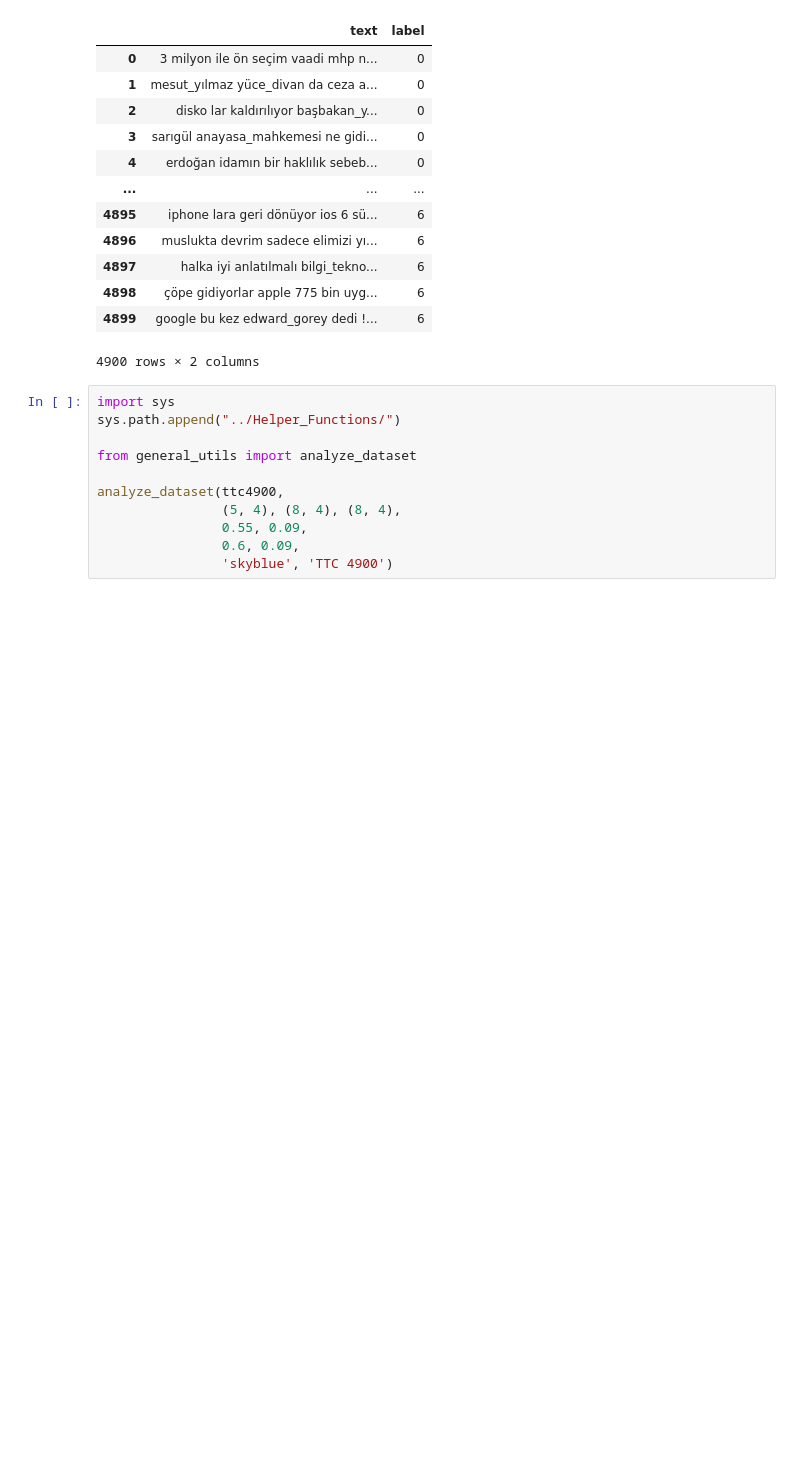
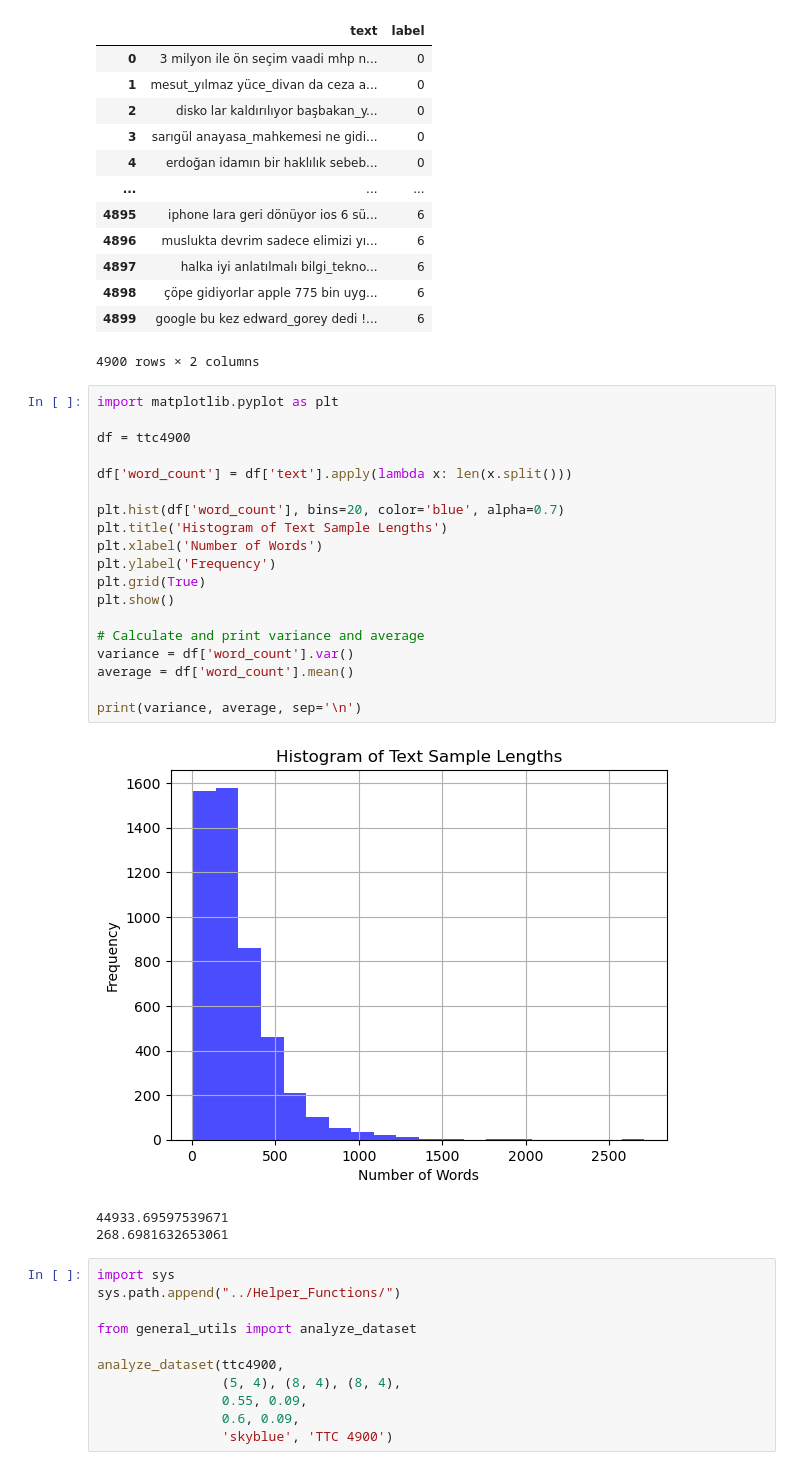
Before and after one commit to onurporsuk/Quantitative-Evaluation-of-Explainability-in-TR, a Jupyter notebook: src/Fine_Tuning/TTC4900_Analysis_and_Fine_Tuning.ipynb, the cells around one changed output. Saved outputs shown, nothing was run; the diff lists cells and outputs as text; blank space fills up the shorter version.

```diff
--- a/src/Fine_Tuning/TTC4900_Analysis_and_Fine_Tuning.ipynb
+++ b/src/Fine_Tuning/TTC4900_Analysis_and_Fine_Tuning.ipynb
@@ -31,6 +31,29 @@ display(ttc4900)
 | 4898 | çöpe gidiyorlar apple 775 bin uyg... | 6 |
 | 4899 | google bu kez edward_gorey dedi !... | 6 |
 4900 rows × 2 columns
+# %%
+import matplotlib.pyplot as plt
+
+df = ttc4900
+
+df['word_count'] = df['text'].apply(lambda x: len(x.split()))
+
+plt.hist(df['word_count'], bins=20, color='blue', alpha=0.7)
+plt.title('Histogram of Text Sample Lengths')
+plt.xlabel('Number of Words')
+plt.ylabel('Frequency')
+plt.grid(True)
+plt.show()
+
+# Calculate and print variance and average
+variance = df['word_count'].var()
+average = df['word_count'].mean()
+
+print(variance, average, sep='\n')
+# %% [output]
+[figure, added]
+44933.69597539671
+268.6981632653061
 # %%
 import sys
 sys.path.append("../Helper_Functions/")
```
Also changed, not shown: 11 other files.
